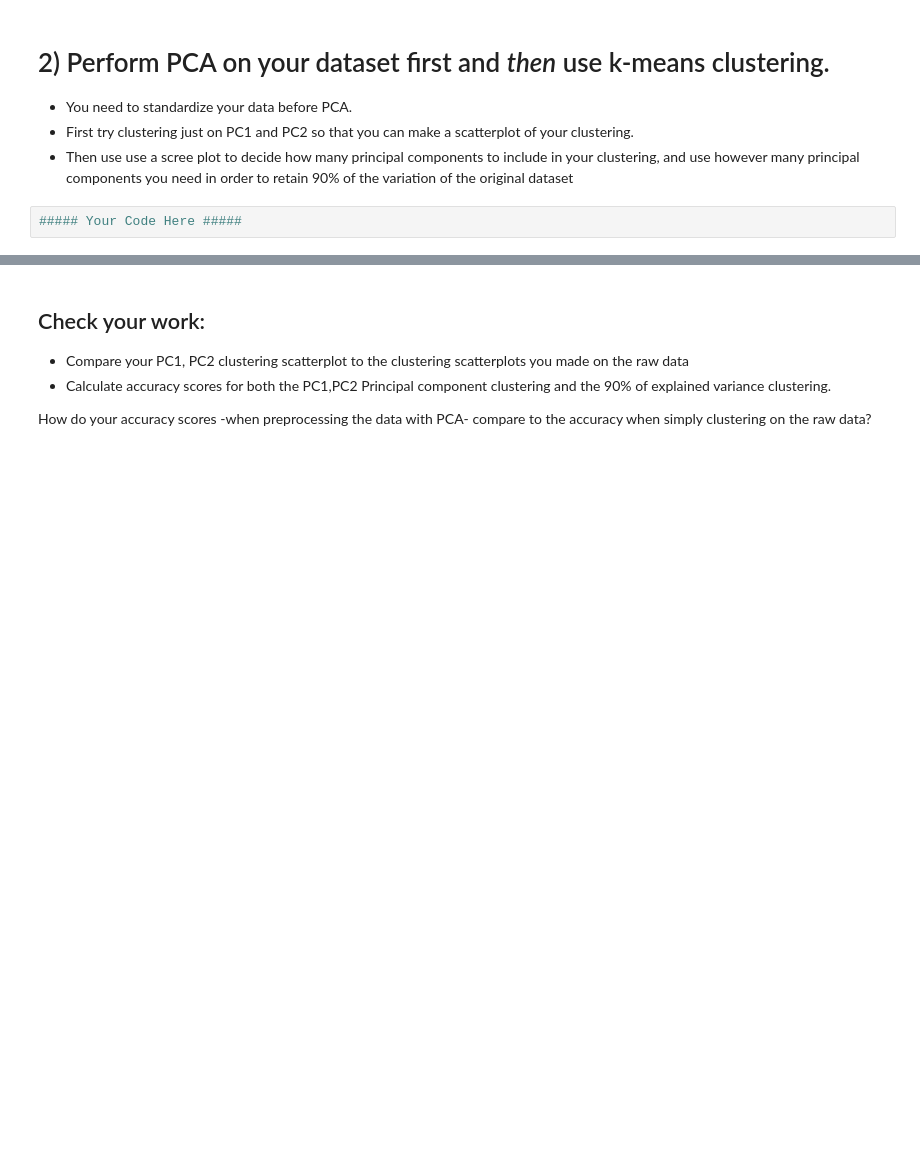
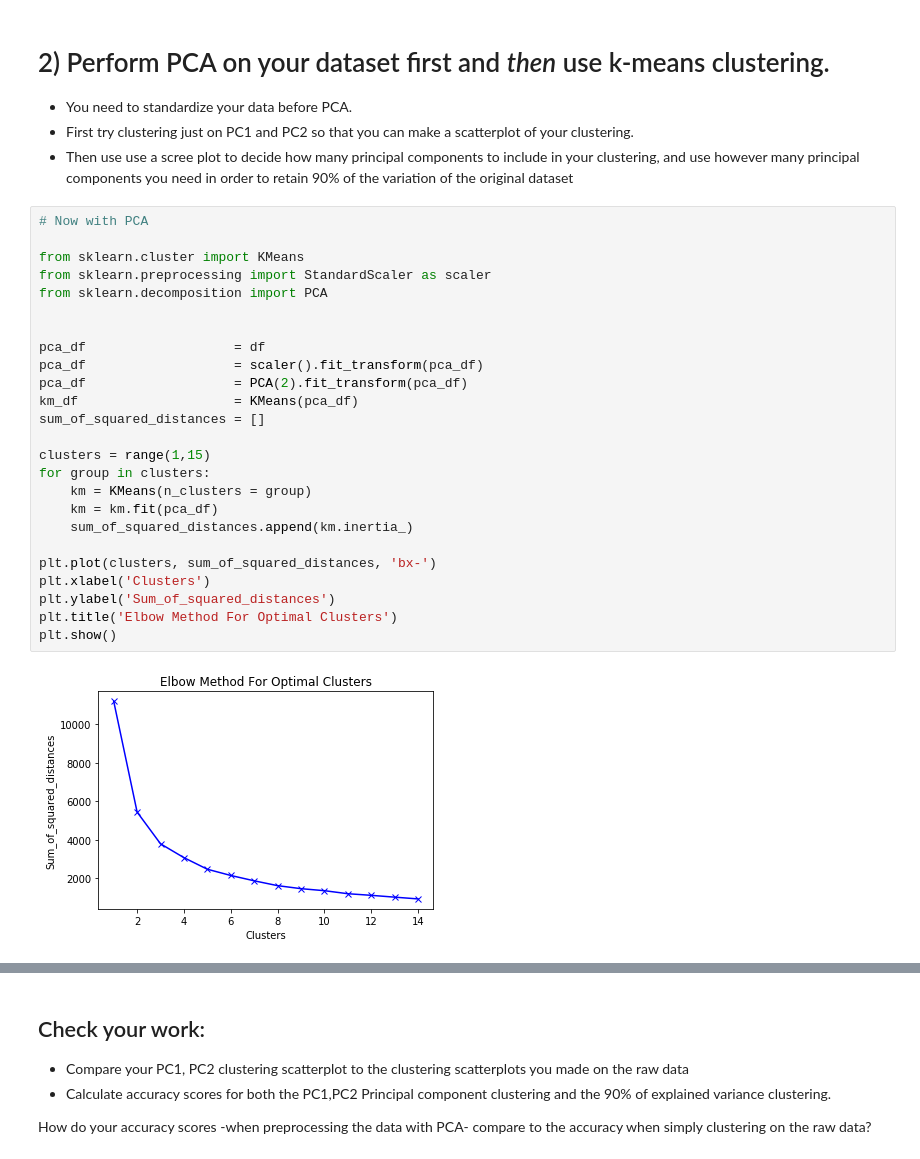
Before and after one commit to bloominstituteoftechnology/DS-Unit-1-Sprint-3-Linear-Algebra, a Jupyter notebook: module4-clustering/D4_Clustering_Assignment.ipynb, the cells around one changed output, grey strips where cells are left out. Saved outputs shown, nothing was run; the diff lists cells and outputs as text; blank space fills up the shorter version.

```diff
--- a/module4-clustering/D4_Clustering_Assignment.ipynb
+++ b/module4-clustering/D4_Clustering_Assignment.ipynb
@@ -69,5 +134,30 @@ This is something that in a truly unsupervised learning situation **WOULD NOT BE
 - You need to standardize your data before PCA.
 - First try clustering just on PC1 and PC2 so that you can make a scatterplot of your clustering.
 - Then use use a scree plot to decide how many principal components to include in your clustering, and use however many principal components you need in order to retain 90% of the variation of the original dataset
-# %%
-##### Your Code Here #####
+# %%
+# Now with PCA
+
+from sklearn.cluster import KMeans
+from sklearn.preprocessing import StandardScaler as scaler
+from sklearn.decomposition import PCA
+
+
+pca_df                   = df
+pca_df                   = scaler().fit_transform(pca_df)
+pca_df                   = PCA(2).fit_transform(pca_df)
+km_df                    = KMeans(pca_df)
+sum_of_squared_distances = []
+
+clusters = range(1,15)
+for group in clusters:
+    km = KMeans(n_clusters = group)
+    km = km.fit(pca_df)
+    sum_of_squared_distances.append(km.inertia_)
+
+plt.plot(clusters, sum_of_squared_distances, 'bx-')
+plt.xlabel('Clusters')
+plt.ylabel('Sum_of_squared_distances')
+plt.title('Elbow Method For Optimal Clusters')
+plt.show()
+# %% [output]
+[figure, added]
```
Also changed, not shown: parts of 11 cells of this notebook.
